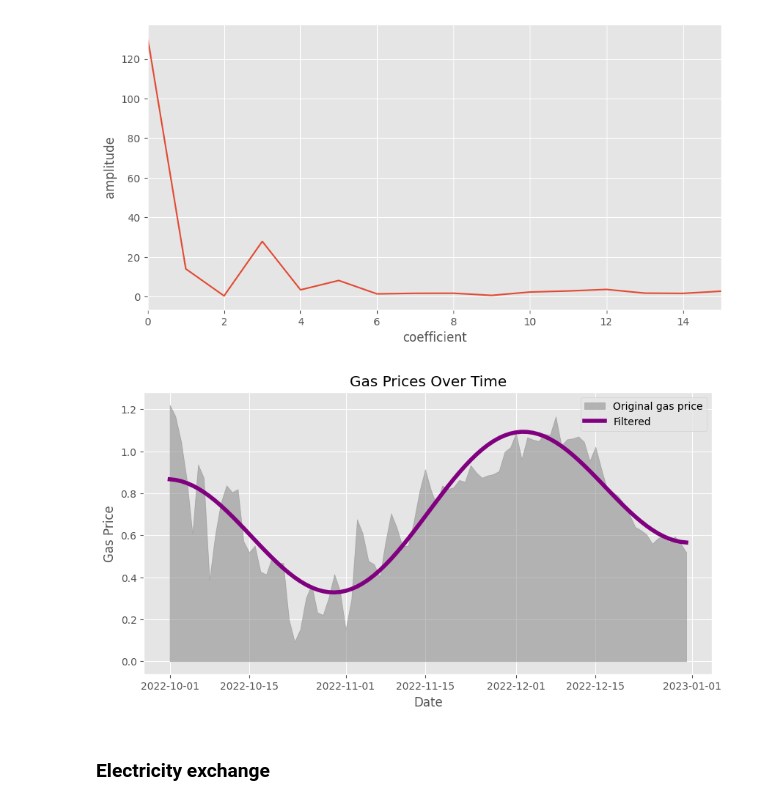
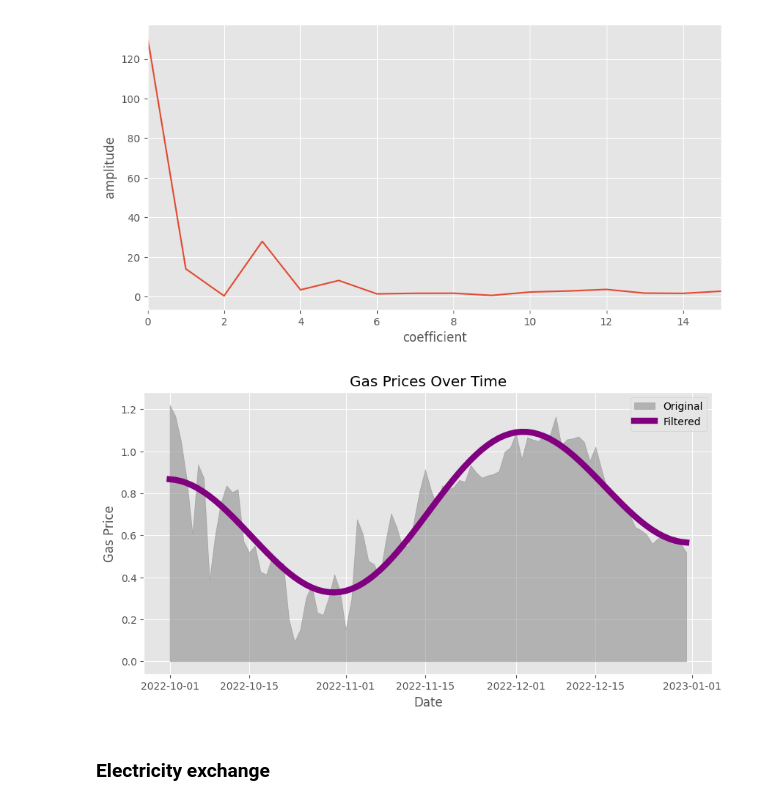
Before and after one commit to aadle/data-to-decision-320, a Jupyter notebook: project_2/project_2.ipynb, the cells around one changed output. Cells and saved outputs as stored; diff of their text form; code cells hidden in the pictures.

```diff
--- a/project_2/project_2.ipynb
+++ b/project_2/project_2.ipynb
@@ -312,17 +331,17 @@ plt.show()
 # %%
 dct_gas_prices[(W > 3)] = 0 # Filter out frequencies greater than 3
 
 plt.figure(figsize=(10, 5))
 plt.fill_between(df_gas_prices['GasDay'], df_gas_prices['PurchasePriceDKK_kWh'],
-                 color='grey', alpha=0.5, label="Original gas price")
+                 color='grey', alpha=0.5, label="Original")
 plt.xlabel('Date')
 plt.ylabel('Gas Price')
 plt.title('Gas Prices Over Time')
 plt.plot(df_gas_prices['GasDay'], idct(dct_gas_prices), label="Filtered",
-         color="purple", linewidth=4)
+         color="purple", linewidth=6)
 plt.legend()
 plt.show()
 # %% [output]
-[figure, old version]
+[figure, new version]
 # %% [markdown]
 ### Electricity exchange
```
Also changed, not shown: parts of 44 cells of this notebook.
